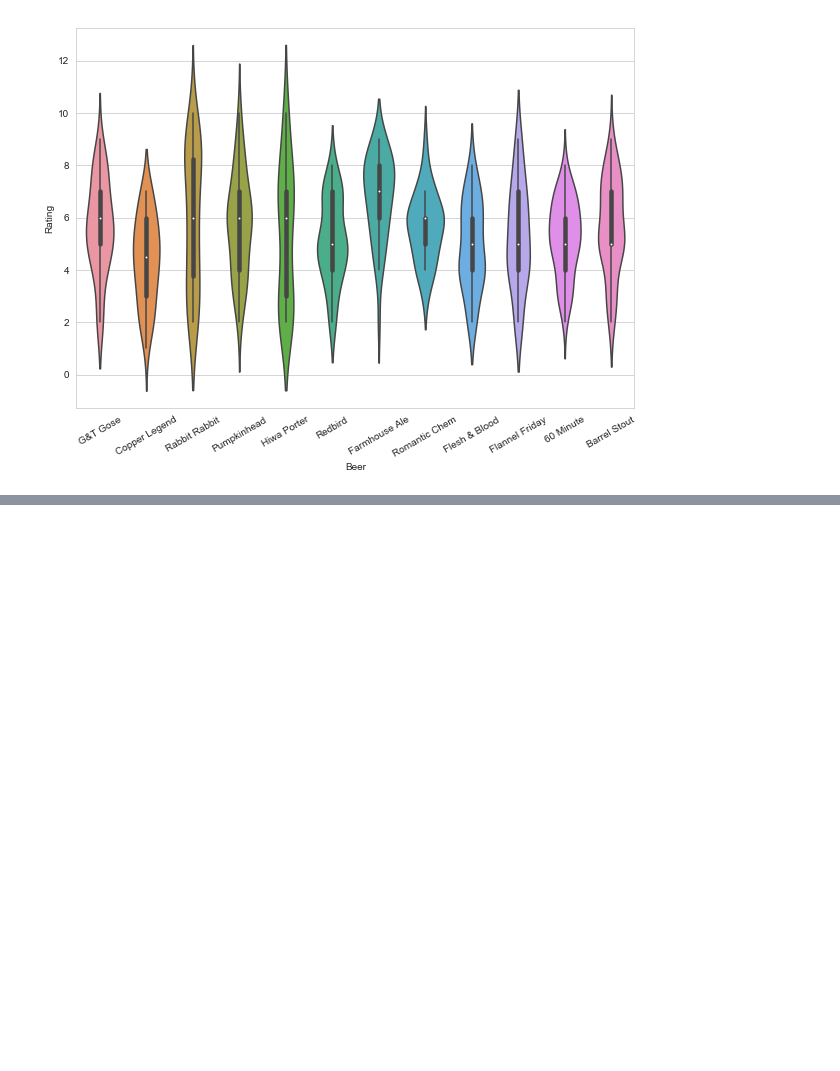
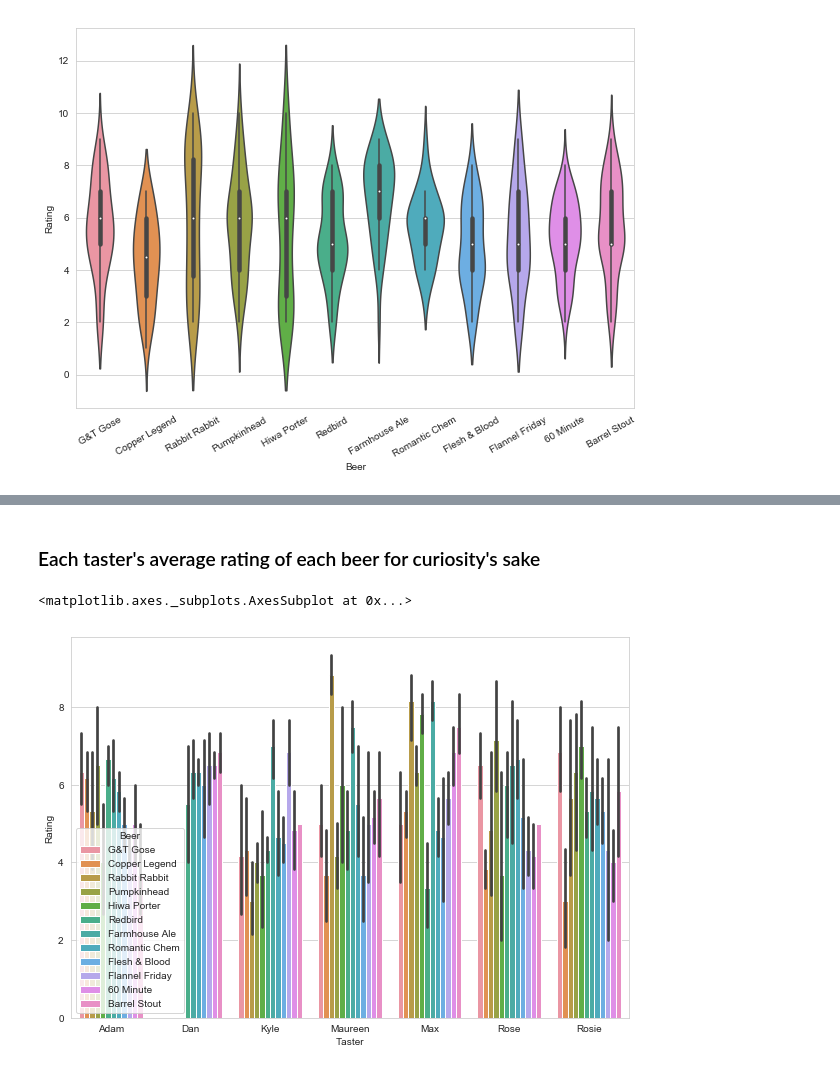
Before and after one commit to mbluestone/memolab-beer, a Jupyter notebook: memobeer.ipynb, the cells around one changed output, grey strips where cells are left out. Drawn from its saved outputs; the diff is of its cells as text; code cells hidden in the pictures; blank space fills up the shorter version.

```diff
--- a/memobeer.ipynb
+++ b/memobeer.ipynb
@@ -162,0 +189,7 @@ There aren't really any clear winners here but it looks like the Farmhouse Ale m
+# %% [markdown]
+### Each taster's average rating of each beer for curiosity's sake
+# %%
+sns.barplot(data=beers_long, x='Taster', y='Rating', hue='Beer')
+# %% [output]
+<matplotlib.axes._subplots.AxesSubplot at 0x...>
+[figure, added]
```
Also changed, not shown: parts of 6 cells of this notebook.
